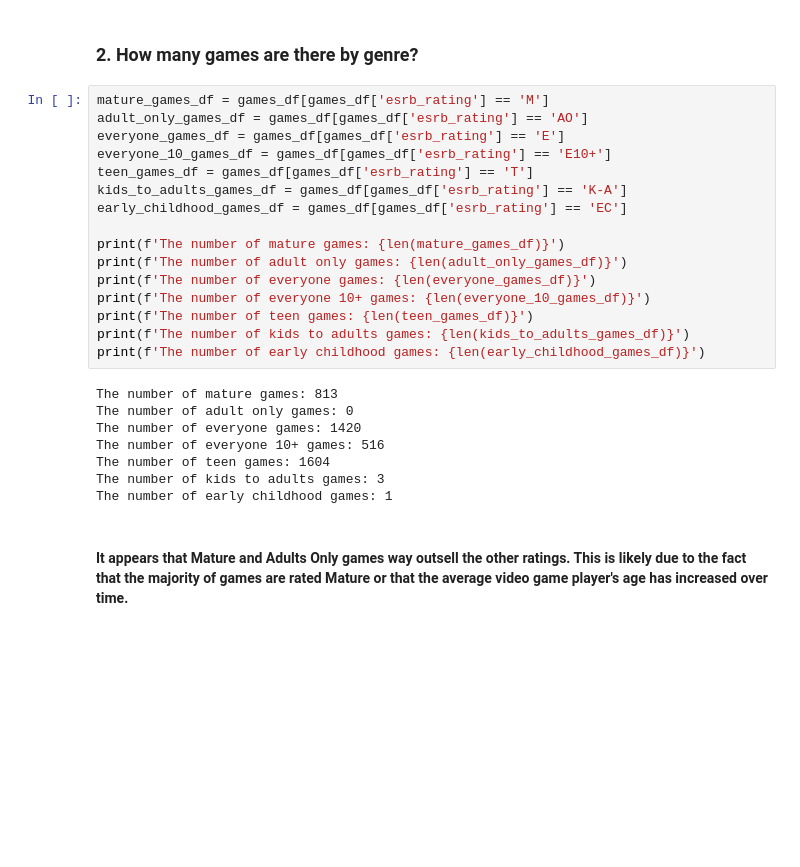
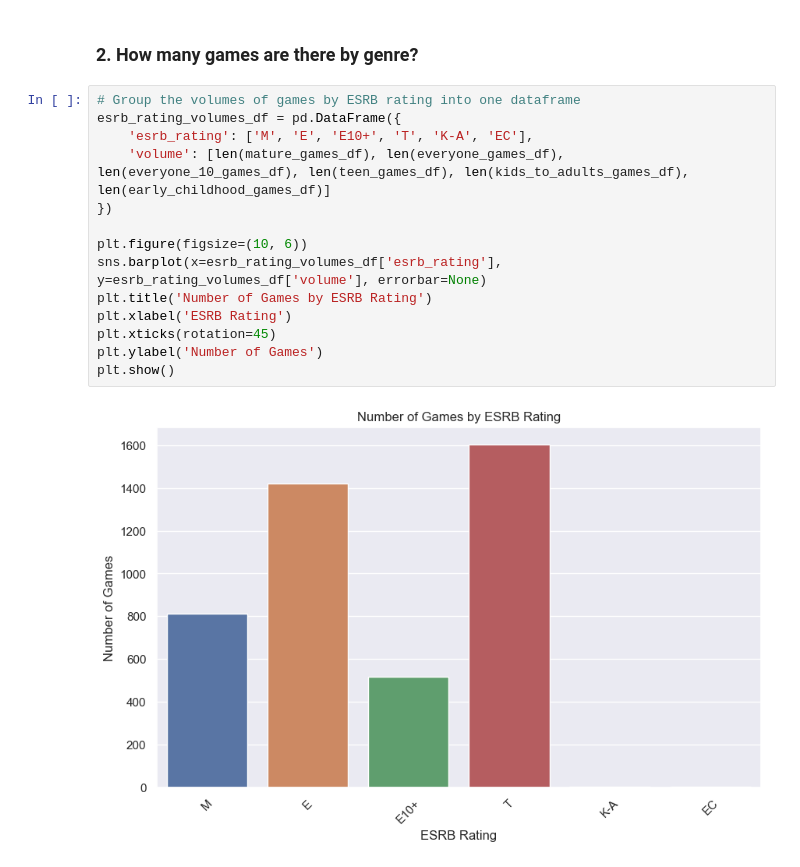
Before and after one commit to thenicknash/video-game-capstone-analysis, a Jupyter notebook: notebooks/sales_esrb_rating_analysis.ipynb, the cells around one changed output. Drawn from its saved outputs; the diff is of its cells as text; blank space fills up the shorter version.

Commit message:
wrapping up initial data analysis

```diff
--- a/notebooks/sales_esrb_rating_analysis.ipynb
+++ b/notebooks/sales_esrb_rating_analysis.ipynb
@@ -47,28 +74,18 @@ The number of games we are analyzing for this question: 4357
 # %% [markdown]
 <h3>2. How many games are there by genre?</h3>
-# %%
-mature_games_df = games_df[games_df['esrb_rating'] == 'M']
-adult_only_games_df = games_df[games_df['esrb_rating'] == 'AO']
-everyone_games_df = games_df[games_df['esrb_rating'] == 'E']
-everyone_10_games_df = games_df[games_df['esrb_rating'] == 'E10+']
-teen_games_df = games_df[games_df['esrb_rating'] == 'T']
-kids_to_adults_games_df = games_df[games_df['esrb_rating'] == 'K-A']
-early_childhood_games_df = games_df[games_df['esrb_rating'] == 'EC']
-
-print(f'The number of mature games: {len(mature_games_df)}')
-print(f'The number of adult only games: {len(adult_only_games_df)}')
-print(f'The number of everyone games: {len(everyone_games_df)}')
-print(f'The number of everyone 10+ games: {len(everyone_10_games_df)}')
-print(f'The number of teen games: {len(teen_games_df)}')
-print(f'The number of kids to adults games: {len(kids_to_adults_games_df)}')
-print(f'The number of early childhood games: {len(early_childhood_games_df)}')
-# %% [output]
-The number of mature games: 813
-The number of adult only games: 0
-The number of everyone games: 1420
-The number of everyone 10+ games: 516
-The number of teen games: 1604
-The number of kids to adults games: 3
-The number of early childhood games: 1
-# %% [markdown]
-<h4>It appears that Mature and Adults Only games way outsell the other ratings. This is likely due to the fact that the majority of games are rated Mature or that the average video game player's age has increased over time.</h4>
+# %%
+# Group the volumes of games by ESRB rating into one dataframe
+esrb_rating_volumes_df = pd.DataFrame({
+    'esrb_rating': ['M', 'E', 'E10+', 'T', 'K-A', 'EC'],
+    'volume': [len(mature_games_df), len(everyone_games_df), len(everyone_10_games_df), len(teen_games_df), len(kids_to_adults_games_df), len(early_childhood_games_df)]
+})
+
+plt.figure(figsize=(10, 6))
+sns.barplot(x=esrb_rating_volumes_df['esrb_rating'], y=esrb_rating_volumes_df['volume'], errorbar=None)
+plt.title('Number of Games by ESRB Rating')
+plt.xlabel('ESRB Rating')
+plt.xticks(rotation=45)
+plt.ylabel('Number of Games')
+plt.show()
+# %% [output]
+[figure, added]
```
Also changed, not shown: parts of 4 cells of this notebook, 1 other file.
